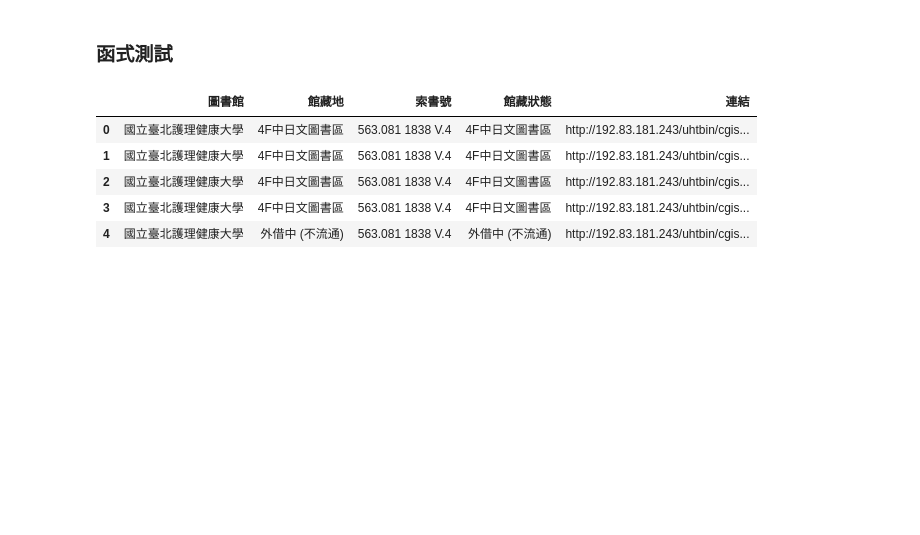
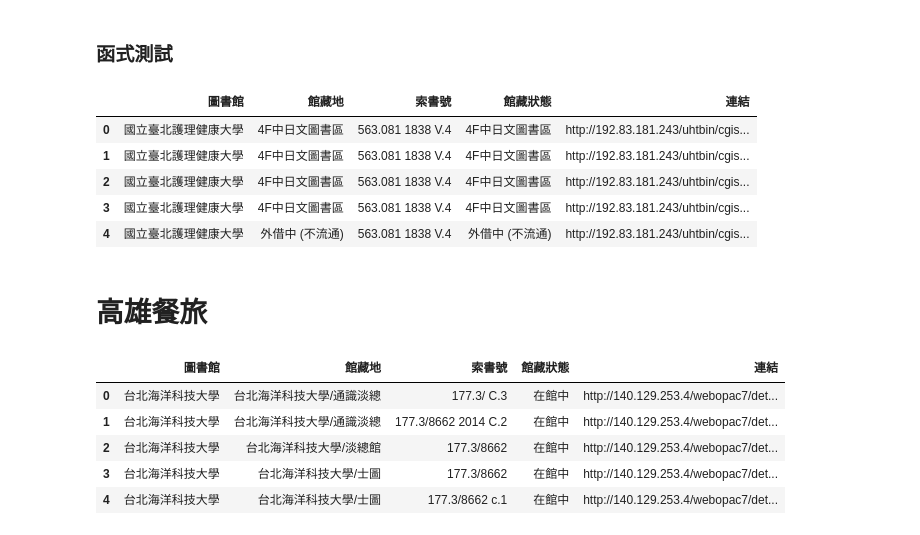
Before and after one commit to yulaie1012/ming-finds-books, a Jupyter notebook: crawlers.ipynb, the cells around one changed output. Saved outputs shown, nothing was run; the diff lists cells and outputs as text; code cells hidden in the pictures; blank space fills up the shorter version.

```diff
--- a/crawlers.ipynb
+++ b/crawlers.ipynb
@@ -977,3 +978,38 @@ table
 | 2 | 國立臺北護理健康大學 | 4F中日文圖書區 | 563.081 1838 V.4 | 4F中日文圖書區 | http://192.83.181.243/uhtbin/cgis... |
 | 3 | 國立臺北護理健康大學 | 4F中日文圖書區 | 563.081 1838 V.4 | 4F中日文圖書區 | http://192.83.181.243/uhtbin/cgis... |
 | 4 | 國立臺北護理健康大學 | 外借中 (不流通) | 563.081 1838 V.4 | 外借中 (不流通) | http://192.83.181.243/uhtbin/cgis... |
+# %% [markdown]
+# 高雄餐旅
+# %%
+#台北海洋科技大學
+
+org = "台北海洋科技大學"
+ISBN = str(9789861371955)
+url = "http://140.129.253.4/webopac7/sim_data2.php?pageno=1&pagerows=15&orderby=BRN&ti=&au=&se=&su=&pr=&mt=&mt2=&yrs=&yre=&nn=&lc=&bn=" + ISBN
+df_lst = []
+
+driver.get(url)
+result = driver.find_element_by_id("qresult-content")
+trlist = result.find_elements_by_tag_name('tr')
+for row in range(2, len(trlist)):
+    css = "#qresult-content > tbody > tr:nth-child(" + str(row) + ") > td:nth-child(3) > a"
+    into = driver.find_element_by_css_selector(css).click()
+    time.sleep(2)
+    html_text = driver.page_source
+    dfs = pd.read_html(html_text, encoding="utf-8")
+    df_tumt = dfs[6]
+    df_tumt.rename(columns={1: "館藏地", 3: "索書號", 4: "館藏狀態"}, inplace=True)
+    df_tumt.drop([0], inplace=True)
+    df_tumt["圖書館"], df_tumt["連結"] = "台北海洋科技大學", driver.current_url
+    df_tumt = organize_columns(df_tumt)
+    df_lst.append(df_tumt)
+    back = driver.find_element_by_css_selector("#table1 > tbody > tr > td:nth-child(1) > a:nth-child(3)").click()
+table = pd.concat(df_lst, axis=0, ignore_index=True)
+table
+# %% [output]
+|  | 圖書館 | 館藏地 | 索書號 | 館藏狀態 | 連結 |
+| 0 | 台北海洋科技大學 | 台北海洋科技大學/通識淡總 | 177.3/ C.3 | 在館中 | http://140.129.253.4/webopac7/det... |
+| 1 | 台北海洋科技大學 | 台北海洋科技大學/通識淡總 | 177.3/8662 2014 C.2 | 在館中 | http://140.129.253.4/webopac7/det... |
+| 2 | 台北海洋科技大學 | 台北海洋科技大學/淡總館 | 177.3/8662 | 在館中 | http://140.129.253.4/webopac7/det... |
+| 3 | 台北海洋科技大學 | 台北海洋科技大學/士圖 | 177.3/8662 | 在館中 | http://140.129.253.4/webopac7/det... |
+| 4 | 台北海洋科技大學 | 台北海洋科技大學/士圖 | 177.3/8662 c.1 | 在館中 | http://140.129.253.4/webopac7/det... |
```
Also changed, not shown: parts of 3 cells of this notebook, 1 other file.
